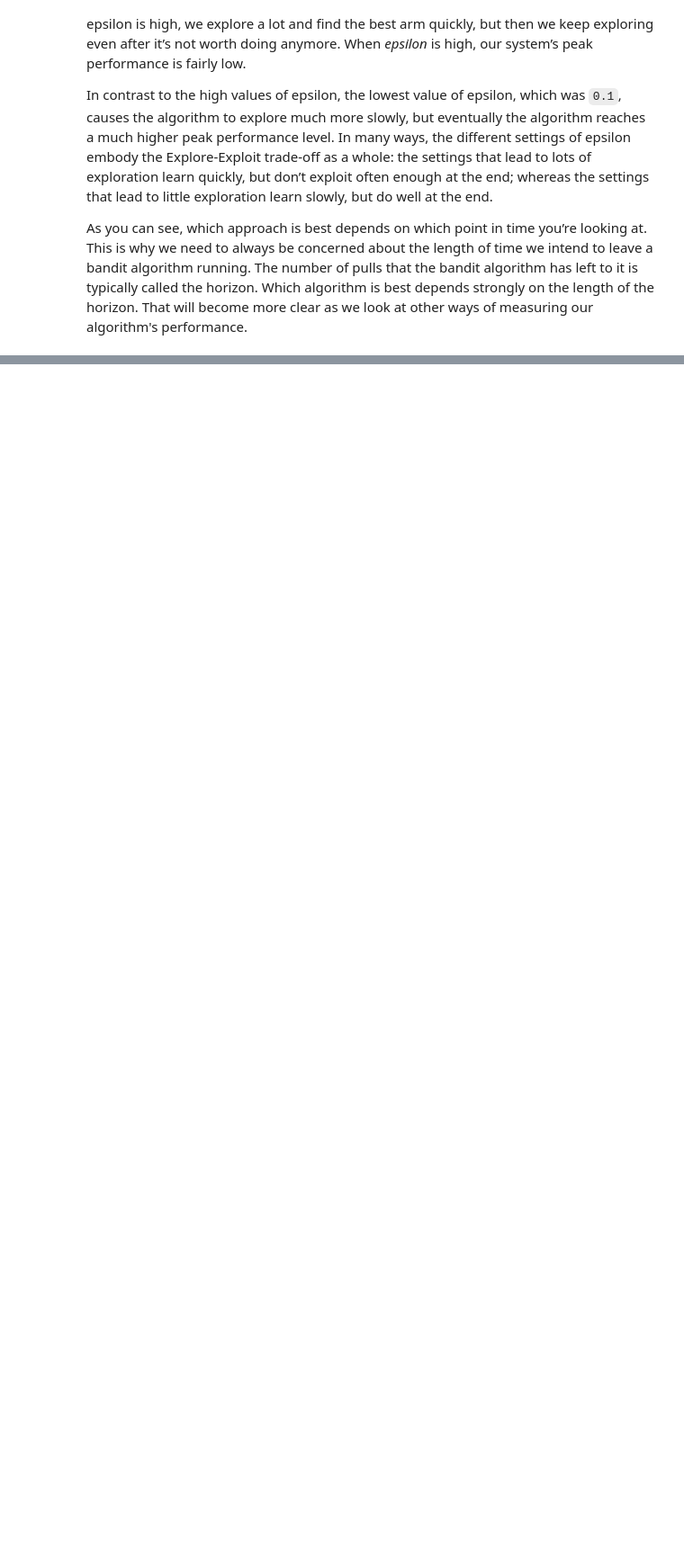
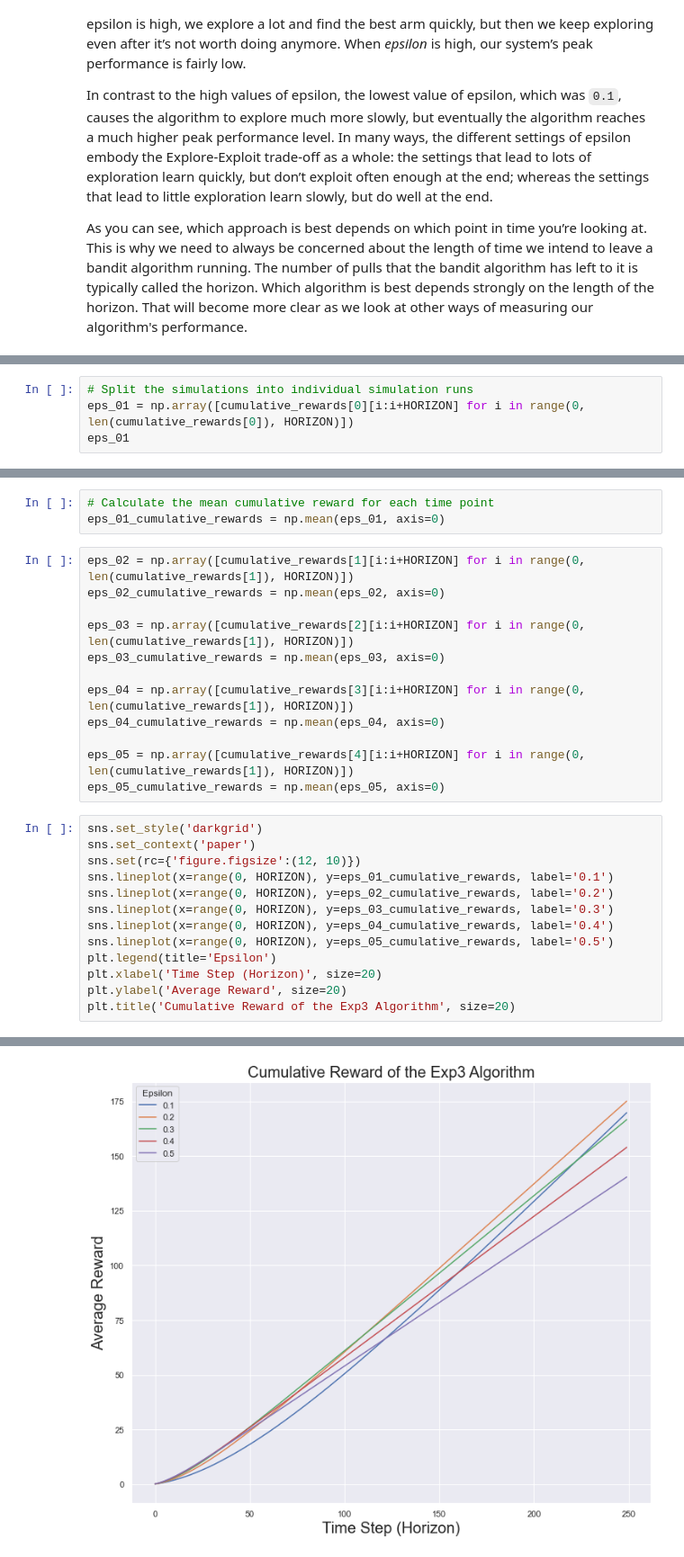
Before and after one commit to harpalsahota/datascience-knowledge-base, a Jupyter notebook: ab_testing/bandit_algorithms/web_optimisation/04_debugging_bandit_algorithms.ipynb, the cells around one changed output, grey strips where cells are left out. Shown at 90% size. Cells and saved outputs as stored; diff of their text form; blank space fills up the shorter version.

```diff
--- a/ab_testing/bandit_algorithms/web_optimisation/04_debugging_bandit_algorithms.ipynb
+++ b/ab_testing/bandit_algorithms/web_optimisation/04_debugging_bandit_algorithms.ipynb
@@ -345,0 +458,4 @@ As you can see, which approach is best depends on which point in time you’re l
+# %%
+# Split the simulations into individual simulation runs
+eps_01 = np.array([cumulative_rewards[0][i:i+HORIZON] for i in range(0, len(cumulative_rewards[0]), HORIZON)])
+eps_01
@@ -345,0 +470,29 @@ As you can see, which approach is best depends on which point in time you’re l
+# %%
+# Calculate the mean cumulative reward for each time point
+eps_01_cumulative_rewards = np.mean(eps_01, axis=0)
+# %%
+eps_02 = np.array([cumulative_rewards[1][i:i+HORIZON] for i in range(0, len(cumulative_rewards[1]), HORIZON)])
+eps_02_cumulative_rewards = np.mean(eps_02, axis=0)
+
+eps_03 = np.array([cumulative_rewards[2][i:i+HORIZON] for i in range(0, len(cumulative_rewards[1]), HORIZON)])
+eps_03_cumulative_rewards = np.mean(eps_03, axis=0)
+
+eps_04 = np.array([cumulative_rewards[3][i:i+HORIZON] for i in range(0, len(cumulative_rewards[1]), HORIZON)])
+eps_04_cumulative_rewards = np.mean(eps_04, axis=0)
+
+eps_05 = np.array([cumulative_rewards[4][i:i+HORIZON] for i in range(0, len(cumulative_rewards[1]), HORIZON)])
+eps_05_cumulative_rewards = np.mean(eps_05, axis=0)
+# %%
+sns.set_style('darkgrid')
+sns.set_context('paper')
+sns.set(rc={'figure.figsize':(12, 10)})
+sns.lineplot(x=range(0, HORIZON), y=eps_01_cumulative_rewards, label='0.1')
+sns.lineplot(x=range(0, HORIZON), y=eps_02_cumulative_rewards, label='0.2')
+sns.lineplot(x=range(0, HORIZON), y=eps_03_cumulative_rewards, label='0.3')
+sns.lineplot(x=range(0, HORIZON), y=eps_04_cumulative_rewards, label='0.4')
+sns.lineplot(x=range(0, HORIZON), y=eps_05_cumulative_rewards, label='0.5')
+plt.legend(title='Epsilon')
+plt.xlabel('Time Step (Horizon)', size=20)
+plt.ylabel('Average Reward', size=20)
+plt.title('Cumulative Reward of the Exp3 Algorithm', size=20)
+# %% [output]
@@ -345,0 +500 @@ As you can see, which approach is best depends on which point in time you’re l
+[figure, added]
```
Also changed, not shown: parts of 15 cells of this notebook.
